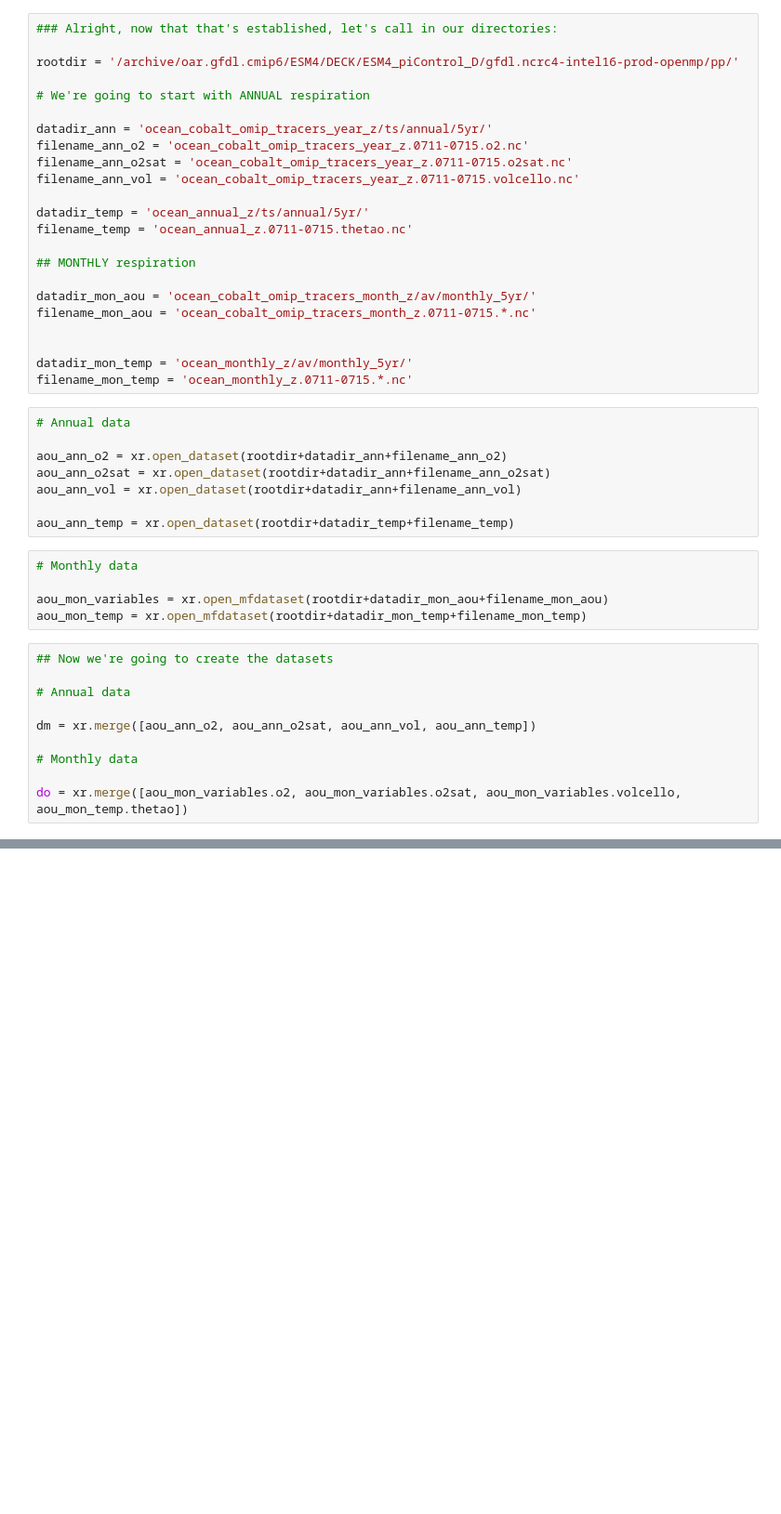
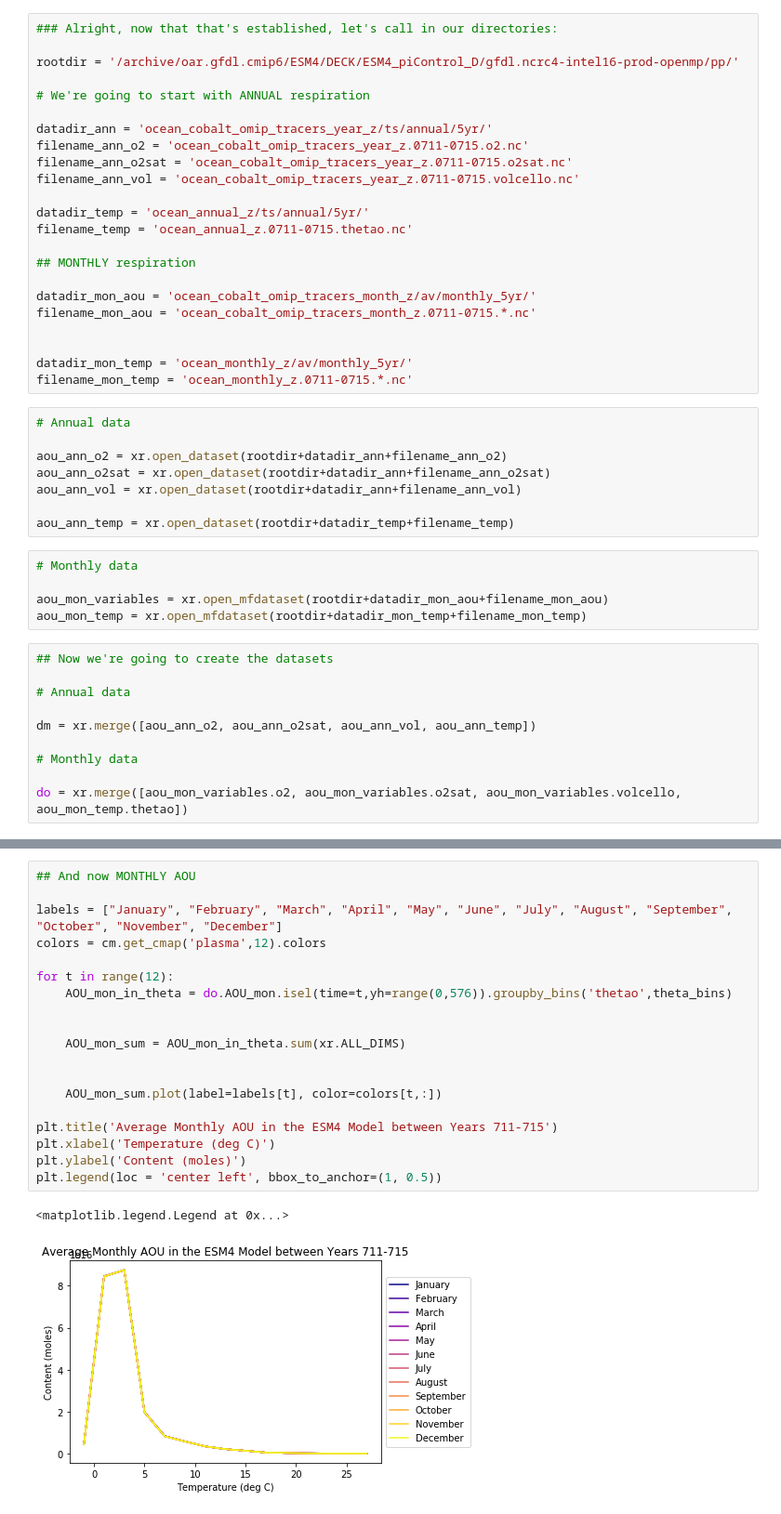
Before and after one commit to mlexaathews/wmt_bgc, a Jupyter notebook: resp-temp.ipynb, the cells around one changed output, grey strips where cells are left out. Shown: that part at 93% size. Cells and saved outputs as stored; diff of their text form; blank space fills up the shorter version.

```diff
--- a/resp-temp.ipynb
+++ b/resp-temp.ipynb
@@ -104,0 +129,22 @@ do = do.set_coords('thetao')
+# %%
+## And now MONTHLY AOU
+
+labels = ["January", "February", "March", "April", "May", "June", "July", "August", "September", "October", "November", "December"]
+colors = cm.get_cmap('plasma',12).colors
+
+for t in range(12):
+    AOU_mon_in_theta = do.AOU_mon.isel(time=t,yh=range(0,576)).groupby_bins('thetao',theta_bins)
+
+
+    AOU_mon_sum = AOU_mon_in_theta.sum(xr.ALL_DIMS)
+
+
+    AOU_mon_sum.plot(label=labels[t], color=colors[t,:])
+
+plt.title('Average Monthly AOU in the ESM4 Model between Years 711-715')
+plt.xlabel('Temperature (deg C)')
+plt.ylabel('Content (moles)')
+plt.legend(loc = 'center left', bbox_to_anchor=(1, 0.5))
+# %% [output]
+<matplotlib.legend.Legend at 0x...>
+[figure, added]
```
Also changed, not shown: parts of 10 cells of this notebook.
